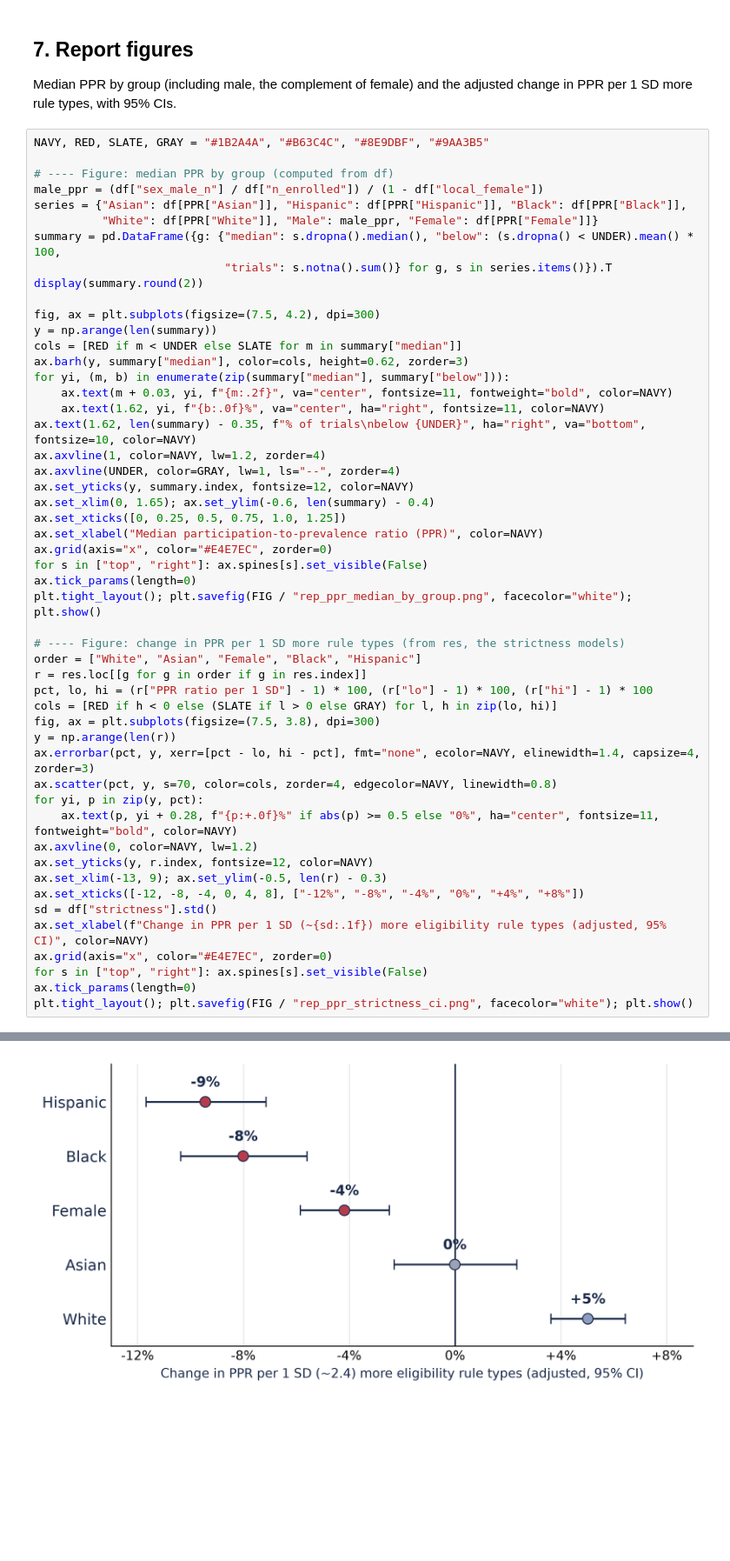
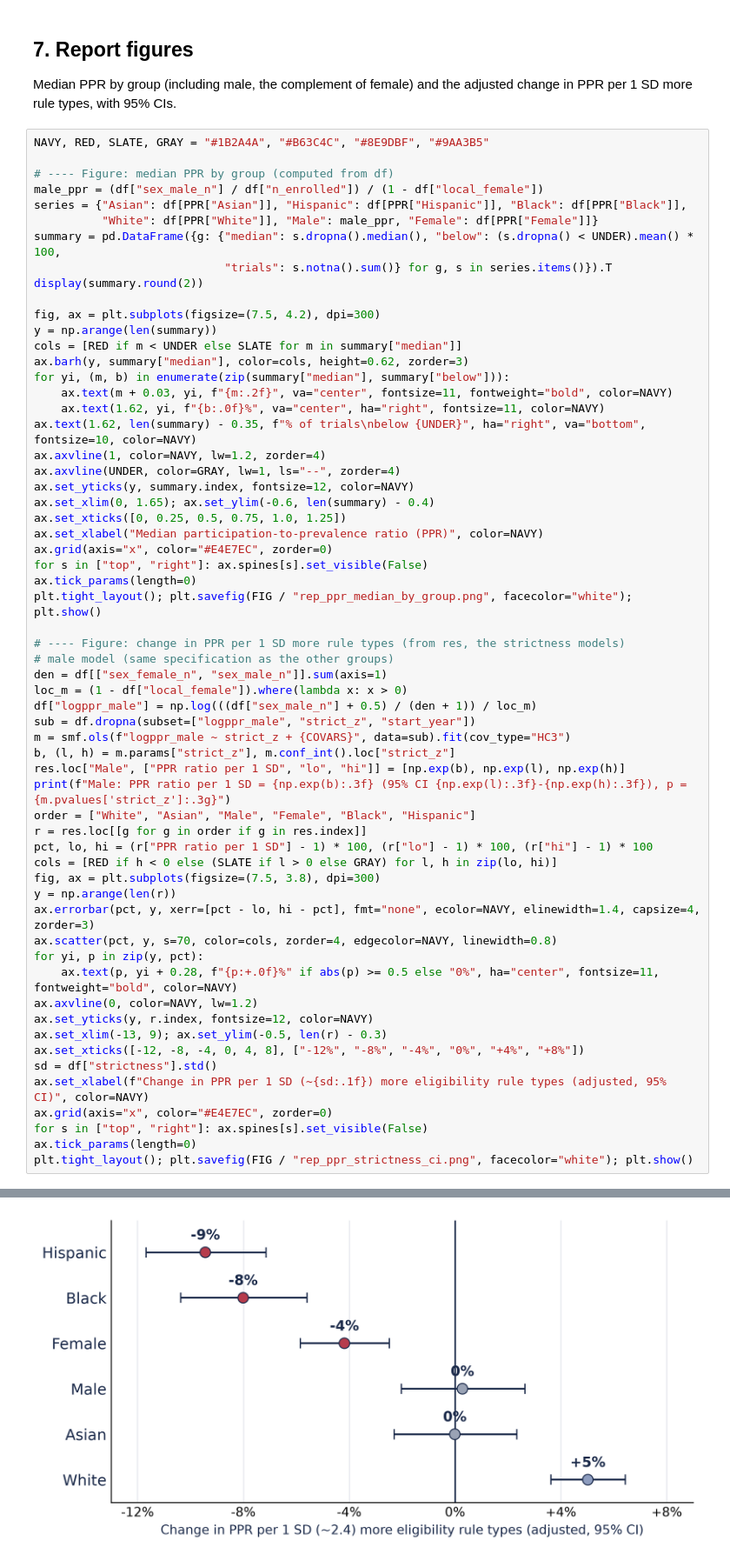
Before and after one commit to nehareddy4/clinical-trial-failure, a Jupyter notebook: notebooks/08_census_linking.ipynb, the cells around one changed output, grey strips where cells are left out. Shown at 87% size. Saved outputs shown, nothing was run; the diff lists cells and outputs as text; blank space fills up the shorter version.

Commit message:
Add male to strictness figure

```diff
--- a/notebooks/08_census_linking.ipynb
+++ b/notebooks/08_census_linking.ipynb
@@ -446,7 +446,16 @@ ax.tick_params(length=0)
 plt.tight_layout(); plt.savefig(FIG / "rep_ppr_median_by_group.png", facecolor="white"); plt.show()
 
 # ---- Figure: change in PPR per 1 SD more rule types (from res, the strictness models)
-order = ["White", "Asian", "Female", "Black", "Hispanic"]
+# male model (same specification as the other groups)
+den = df[["sex_female_n", "sex_male_n"]].sum(axis=1)
+loc_m = (1 - df["local_female"]).where(lambda x: x > 0)
+df["logppr_male"] = np.log(((df["sex_male_n"] + 0.5) / (den + 1)) / loc_m)
+sub = df.dropna(subset=["logppr_male", "strict_z", "start_year"])
+m = smf.ols(f"logppr_male ~ strict_z + {COVARS}", data=sub).fit(cov_type="HC3")
+b, (l, h) = m.params["strict_z"], m.conf_int().loc["strict_z"]
+res.loc["Male", ["PPR ratio per 1 SD", "lo", "hi"]] = [np.exp(b), np.exp(l), np.exp(h)]
+print(f"Male: PPR ratio per 1 SD = {np.exp(b):.3f} (95% CI {np.exp(l):.3f}-{np.exp(h):.3f}), p = {m.pvalues['strict_z']:.3g}")
+order = ["White", "Asian", "Male", "Female", "Black", "Hispanic"]
 r = res.loc[[g for g in order if g in res.index]]
 pct, lo, hi = (r["PPR ratio per 1 SD"] - 1) * 100, (r["lo"] - 1) * 100, (r["hi"] - 1) * 100
 cols = [RED if h < 0 else (SLATE if l > 0 else GRAY) for l, h in zip(lo, hi)]
@@ -478 +488 @@ plt.tight_layout(); plt.savefig(FIG / "rep_ppr_strictness_ci.png", facecolor="wh
-[figure, old version]
+[figure, new version]
```
Also changed, not shown: parts of 1 cell of this notebook, 1 other file.
